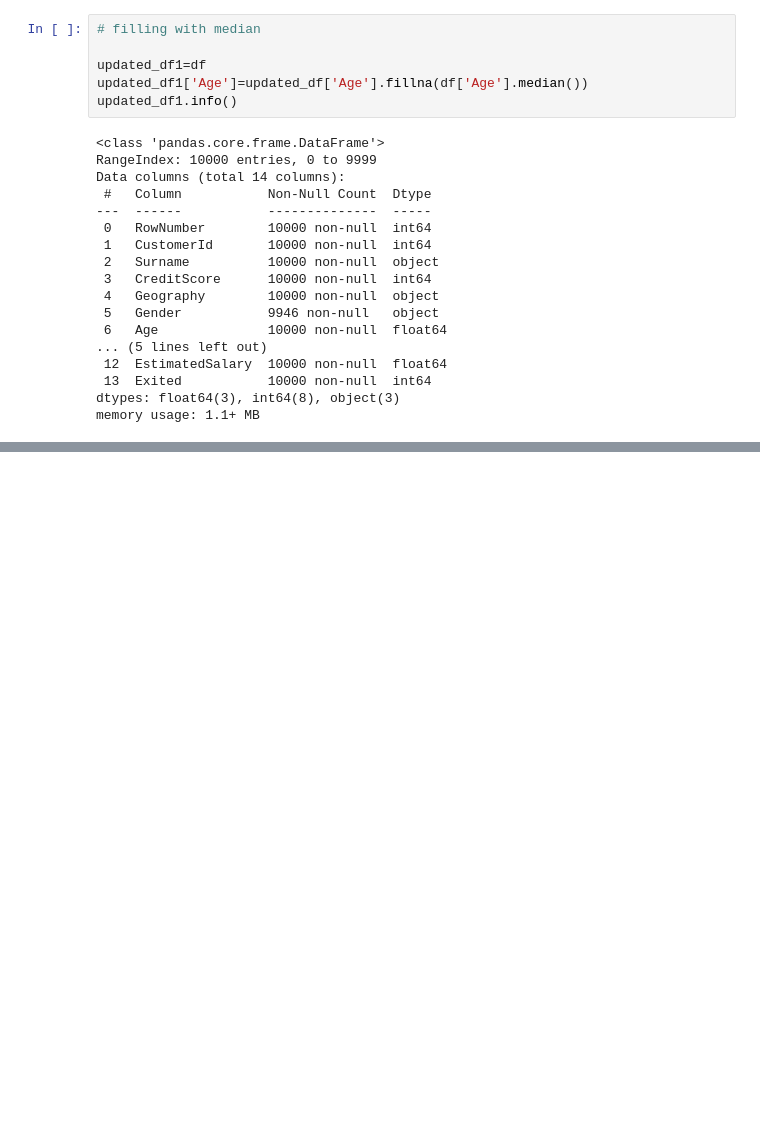
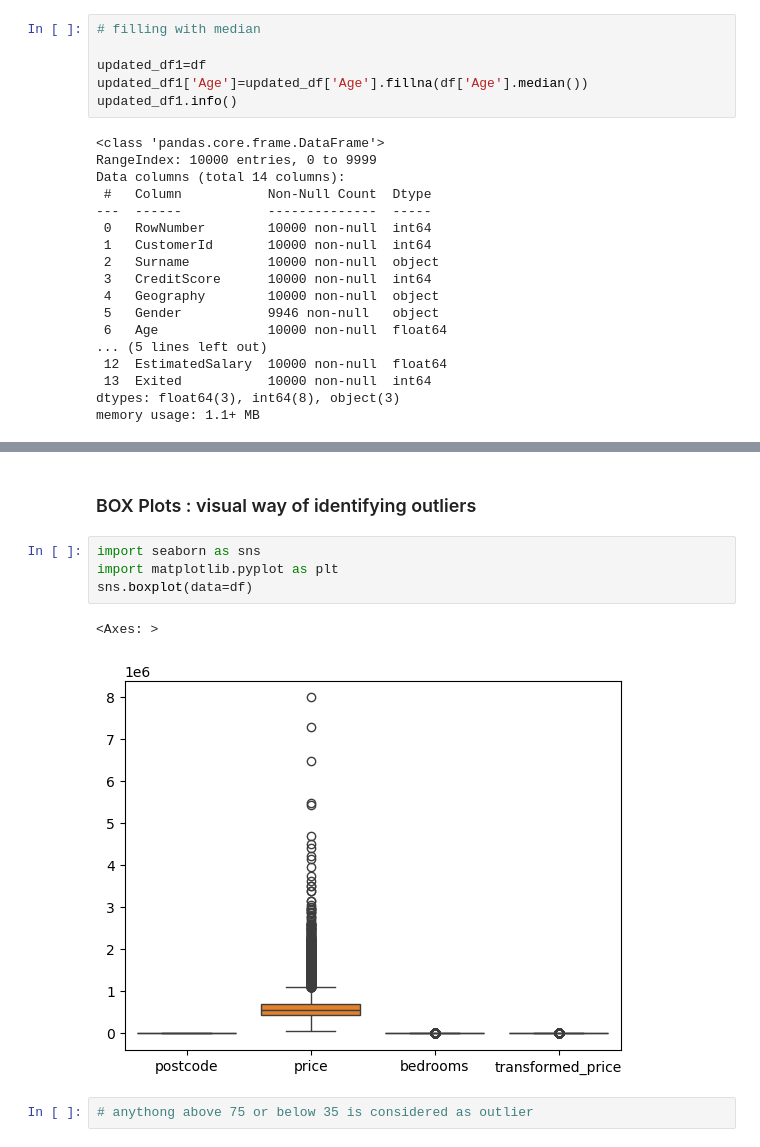
Before and after one commit to YuganderP/DATA_SCIENCE, a Jupyter notebook: EDA/Untitled1.ipynb, the cells around one changed output, grey strips where cells are left out. Cells and saved outputs as stored; diff of their text form; blank space fills up the shorter version.

```diff
--- a/EDA/Untitled1.ipynb
+++ b/EDA/Untitled1.ipynb
@@ -175,0 +460,11 @@ memory usage: 1.1+ MB
+# %% [markdown]
+### BOX Plots : visual way of identifying outliers
+# %%
+import seaborn as sns
+import matplotlib.pyplot as plt
+sns.boxplot(data=df)
+# %% [output]
+<Axes: >
+[figure, added]
+# %%
+# anythong above 75 or below 35 is considered as outlier
```
Also changed, not shown: parts of 40 cells of this notebook.
